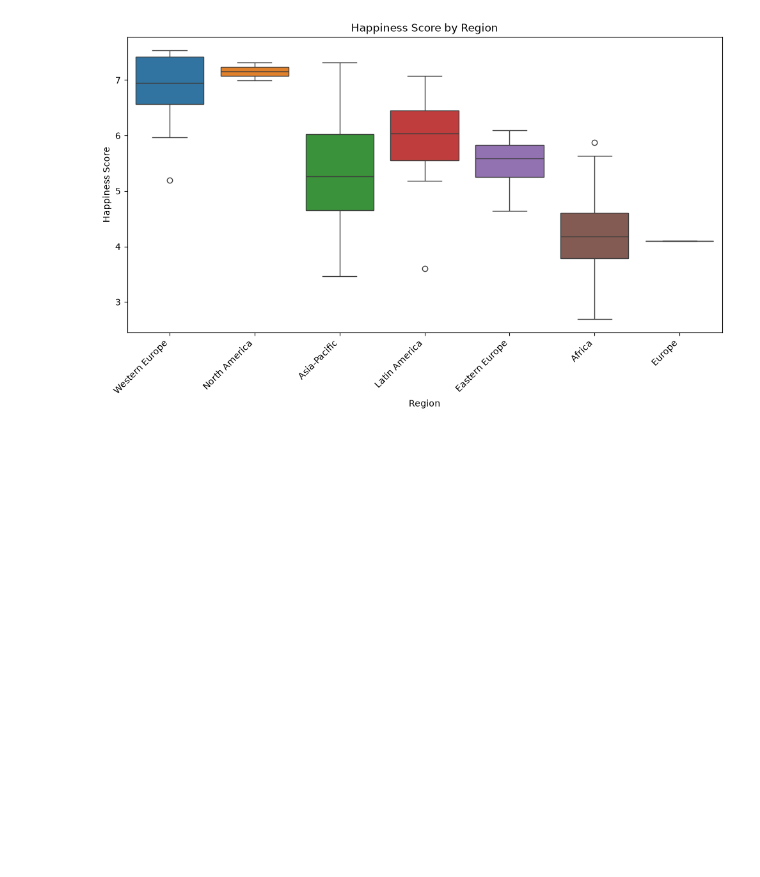
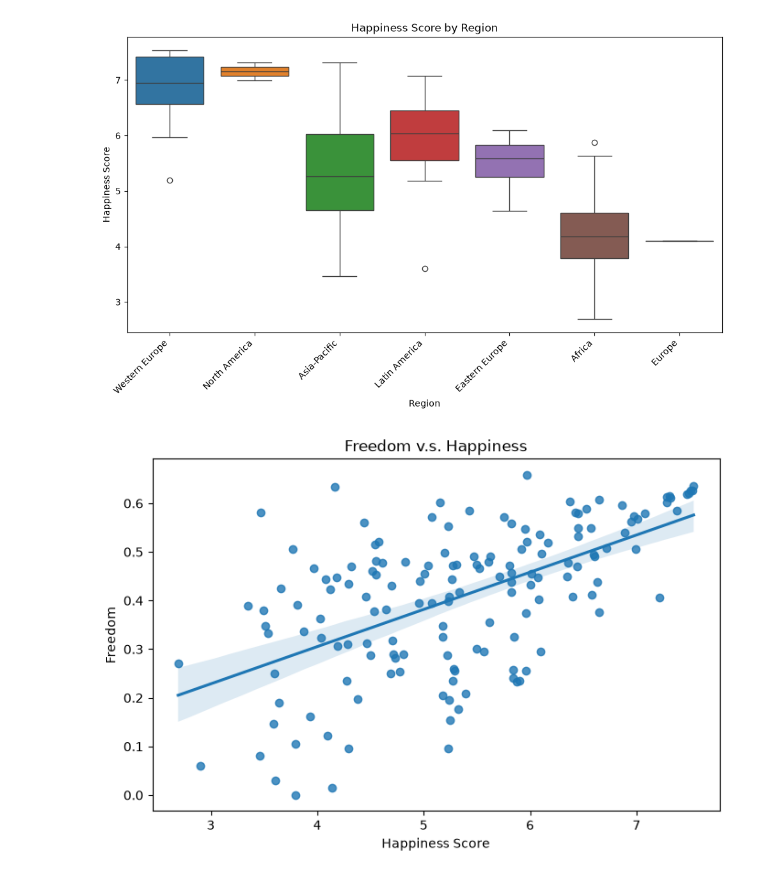
Before and after one commit to akshara1217/da-ml-journey, a Jupyter notebook: _happiness_project.ipynb, the cells around one changed output. Saved outputs shown, nothing was run; the diff lists cells and outputs as text; code cells hidden in the pictures; blank space fills up the shorter version.

Commit message:
Day 12: Happiness Project complete- correlalation analysis, top vs bottom 5 comparision

```diff
--- a/_happiness_project.ipynb
+++ b/_happiness_project.ipynb
@@ -167,3 +191,20 @@ plt.xticks(rotation=45, ha='right')
 plt.show()
 # %% [output]
 [figure]
+# %%
+import pandas as pd
+import matplotlib.pyplot as plt
+import seaborn as sns
+
+url='https://raw.githubusercontent.com/datasets/country-list/master/data.csv'
+
+df=pd.read_csv('https://raw.githubusercontent.com/PhilippeCodes/World-Happiness-Report-Data-Analysis/master/World%20Happiness%20Report.csv')
+
+plt.figure(figsize=(8,5))
+sns.regplot(x='Happiness Score', y='Freedom', data=df)
+plt.title('Freedom v.s. Happiness')
+plt.xlabel('Happiness Score')
+plt.ylabel('Freedom')
+plt.show()
+# %% [output]
+[figure, added]
```
Also changed, not shown: parts of 4 cells of this notebook, 1 other file.
